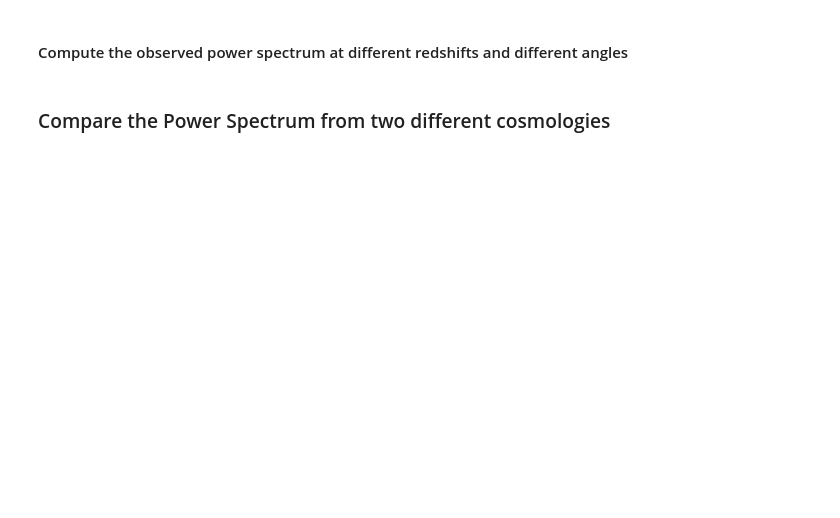
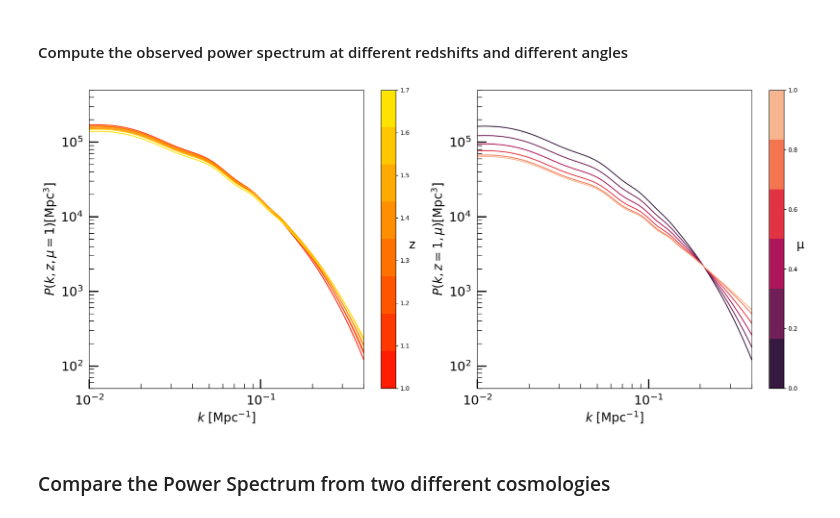
Before and after one commit to santiagocasas/cosmicfishpie, a Jupyter notebook: notebooks/GCsp_presentation.ipynb, the cells around one changed output. Drawn from its saved outputs; the diff is of its cells as text; code cells hidden in the pictures; blank space fills up the shorter version.

```diff
--- a/notebooks/GCsp_presentation.ipynb
+++ b/notebooks/GCsp_presentation.ipynb
@@ -132,39 +161,51 @@ plt.show()
 # %%
 fig, axs = plt.subplots(1, 2, figsize=(18, 8))
 
-colormap = sns.color_palette("rocket", 8)
-colors = iter(colormap)
+colormap_z = sns.color_palette("autumn", 8)
+colors_z = iter(colormap_z)
+zz = np.linspace(1, 1.7, 8)
+
+sm_z = plt.cm.ScalarMappable(cmap=ListedColormap(colormap_z), norm=plt.Normalize(vmin=zz.min(), vmax=zz.max()))
+sm_z.set_array([])
 
 zz = np.linspace(1, 1.7, 8)
 for z in zz:
-    c = next(colors)
-    # axs[0].plot(kk,spectro_Pk.observed_Pgg(z,kk,1)/spectro_Pk.observed_Pgg(1,kk,1),c=c)
+    c = next(colors_z)
     axs[0].loglog(kk, spectro_Pk.observed_Pgg(z, kk, 1), c=c)
 
 axs[0].set_xlabel(r"$k$ [$\mathrm{Mpc}^{-1}$]", fontsize=20)
 axs[0].set_ylabel(r"$P(k,z,\mu=1)[\mathrm{Mpc}^3]$", fontsize=20)
 axs[0].set_xlim([1e-2, 0.4])
-axs[0].set_xscale("log")
+axs[0].set_ylim([5*1e1, 5*1e5])
+cbar_z = fig.colorbar(sm_z, ax=axs[0])
+cbar_z.set_label('z', fontsize=20, rotation=0)
 
-colormap = sns.color_palette("rocket")
-colors = iter(colormap)
+colormap_mu = sns.color_palette("rocket", 6)
+colors_mu = iter(colormap_mu)
 mus = np.linspace(1, 0, 6)
+sm_mu = plt.cm.ScalarMappable(cmap=ListedColormap(colormap_mu), norm=plt.Normalize(vmin=mus.min(), vmax=mus.max()))
+sm_mu.set_array([])
+
 for mu in mus:
-    c = next(colors)
-    # axs[1].plot(kk,spectro_Pk.observed_Pgg(1,kk,mu)/spectro_Pk.observed_Pgg(1,kk,1),c=c)
+    c = next(colors_mu)
     axs[1].loglog(kk, spectro_Pk.observed_Pgg(1, kk, mu), c=c)
 
 axs[1].set_xlabel(r"$k$ [$\mathrm{Mpc}^{-1}$]", fontsize=20)
 axs[1].set_ylabel(r"$P(k,z=1,\mu)[\mathrm{Mpc}^3]$", fontsize=20)
 axs[1].set_xlim([1e-2, 0.4])
+axs[1].set_ylim([5*1e1, 5*1e5])
+cbar_mu = fig.colorbar(sm_mu, ax=axs[1])
+cbar_mu.set_label('μ', fontsize=20, rotation=0)
 
 [ax.tick_params(which="major", length=15, width=2, direction="in") for ax in axs]
 [ax.tick_params(which="minor", length=8, width=1, direction="in") for ax in axs]
 [ax.minorticks_on() for ax in axs]
-[ax.tick_params(axis="both", which="major", labelsize=21) for ax in axs]
+[ax.tick_params(axis="both", which="major", labelsize=21, pad=10) for ax in axs]
 [ax.tick_params(axis="both", which="minor", labelsize=15) for ax in axs]
-
+plt.tight_layout()
 plt.show()
+# %% [output]
+[figure, added]
 # %% [markdown]
 ### Compare the Power Spectrum from two different cosmologies
 # %%
```
Also changed, not shown: parts of 6 cells of this notebook, 3 other files.
